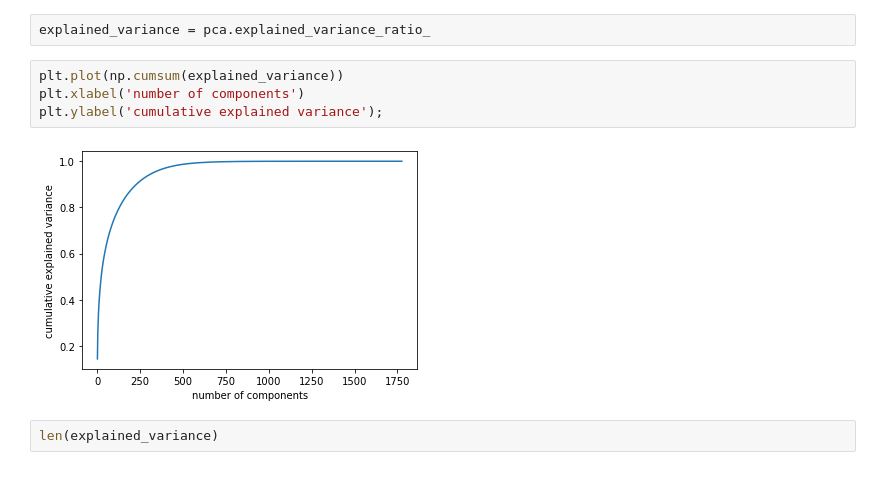
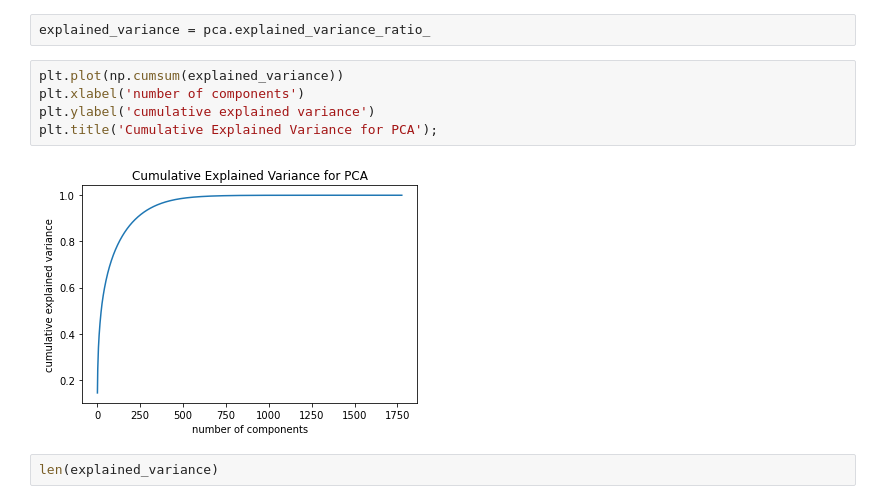
Before and after one commit to Avanyali/Bio_Indicators_Hackathon, a Jupyter notebook: Dan notebook.ipynb, the cells around one changed output. Cells and saved outputs as stored; diff of their text form.

```diff
--- a/Dan notebook.ipynb
+++ b/Dan notebook.ipynb
@@ -74,9 +76,10 @@ explained_variance = pca.explained_variance_ratio_
 # %%
 plt.plot(np.cumsum(explained_variance))
 plt.xlabel('number of components')
-plt.ylabel('cumulative explained variance');
+plt.ylabel('cumulative explained variance')
+plt.title('Cumulative Explained Variance for PCA');
 # %% [output]
-[figure, old version]
+[figure, new version]
 # %%
 len(explained_variance)
 # %% [output]
```
Also changed, not shown: parts of 19 cells of this notebook, 1 other file.
